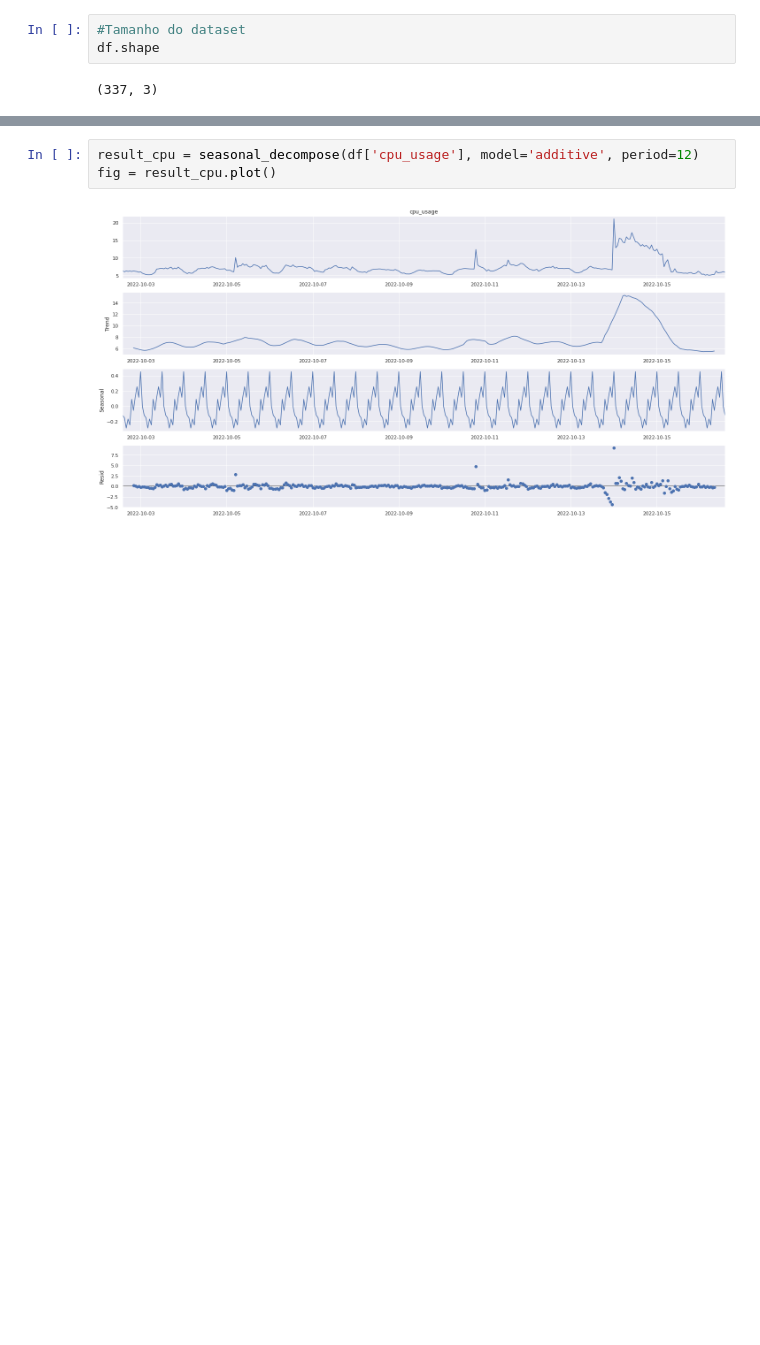
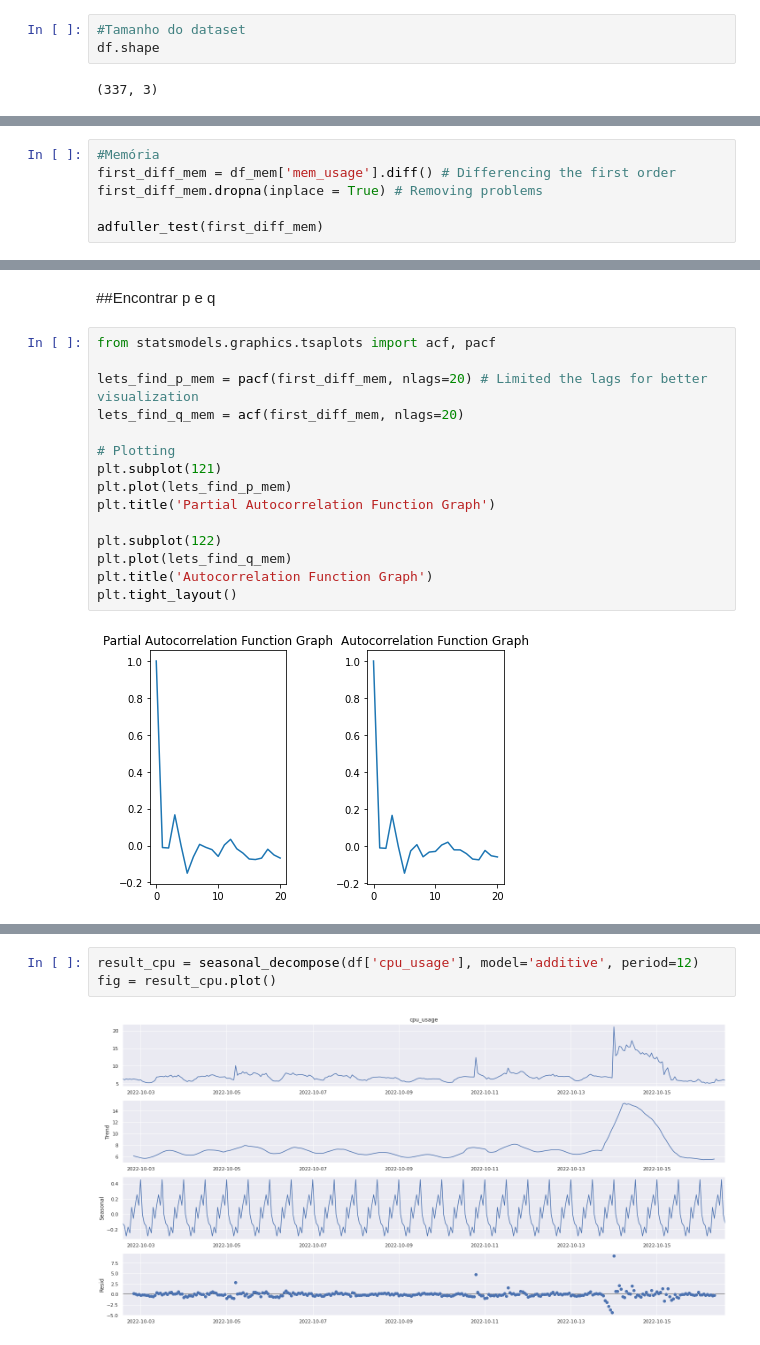
Before and after one commit to edgleuma-abreu/IGTI, a Jupyter notebook: Projeto_Aplicado_v2.ipynb, the cells around one changed output, grey strips where cells are left out. Drawn from its saved outputs; the diff is of its cells as text; blank space fills up the shorter version.

```diff
--- a/Projeto_Aplicado_v2.ipynb
+++ b/Projeto_Aplicado_v2.ipynb
@@ -108,0 +298,6 @@ df.index = df[["datahora"]].apply(pd.to_datetime, format="%d/%m/%y %H:%M")
+# %%
+#Memória
+first_diff_mem = df_mem['mem_usage'].diff() # Differencing the first order
+first_diff_mem.dropna(inplace = True) # Removing problems
+
+adfuller_test(first_diff_mem)
@@ -108,0 +334,19 @@ df.index = df[["datahora"]].apply(pd.to_datetime, format="%d/%m/%y %H:%M")
+# %% [markdown]
+##Encontrar p e q
+# %%
+from statsmodels.graphics.tsaplots import acf, pacf
+
+lets_find_p_mem = pacf(first_diff_mem, nlags=20) # Limited the lags for better visualization
+lets_find_q_mem = acf(first_diff_mem, nlags=20)
+
+# Plotting
+plt.subplot(121)
+plt.plot(lets_find_p_mem)
+plt.title('Partial Autocorrelation Function Graph')
+
+plt.subplot(122)
+plt.plot(lets_find_q_mem)
+plt.title('Autocorrelation Function Graph')
+plt.tight_layout()
+# %% [output]
+[figure, added]
```
Also changed, not shown: parts of 69 cells of this notebook.
